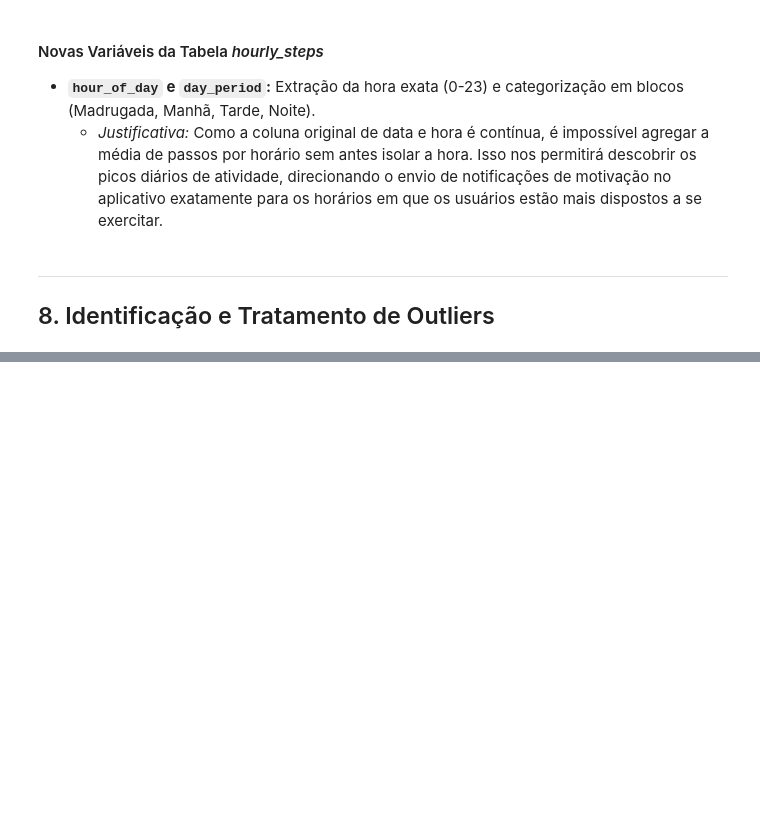
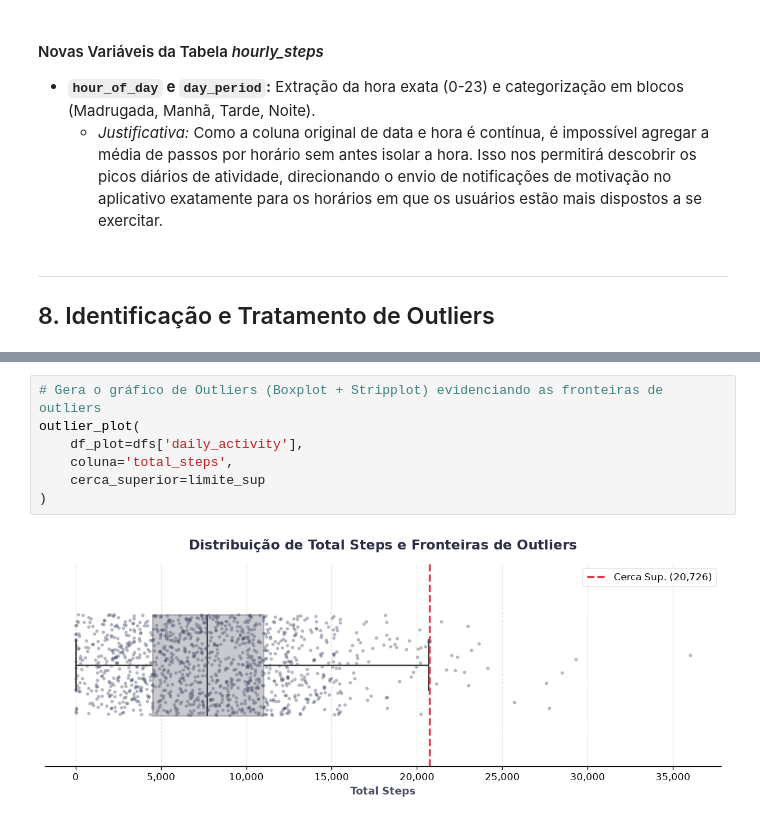
Before and after one commit to AleCecilio/bellabeat_data_analysis, a Jupyter notebook: notebooks/02_data_cleaning.ipynb, the cells around one changed output, grey strips where cells are left out. Cells and saved outputs as stored; diff of their text form; blank space fills up the shorter version.

```diff
--- a/notebooks/02_data_cleaning.ipynb
+++ b/notebooks/02_data_cleaning.ipynb
@@ -850,0 +890,9 @@ dfs['hourly_steps'][[
+# %%
+# Gera o gráfico de Outliers (Boxplot + Stripplot) evidenciando as fronteiras de outliers
+outlier_plot(
+    df_plot=dfs['daily_activity'],
+    coluna='total_steps',
+    cerca_superior=limite_sup
+)
+# %% [output]
+[figure, added]
```
Also changed, not shown: parts of 14 cells of this notebook, 3 other files.
